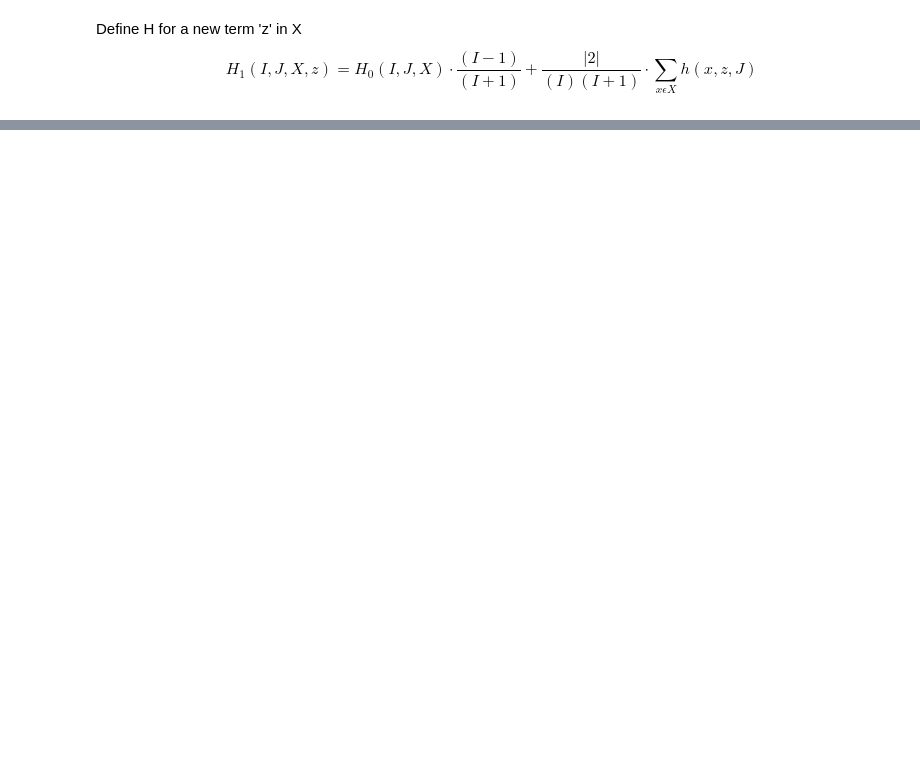
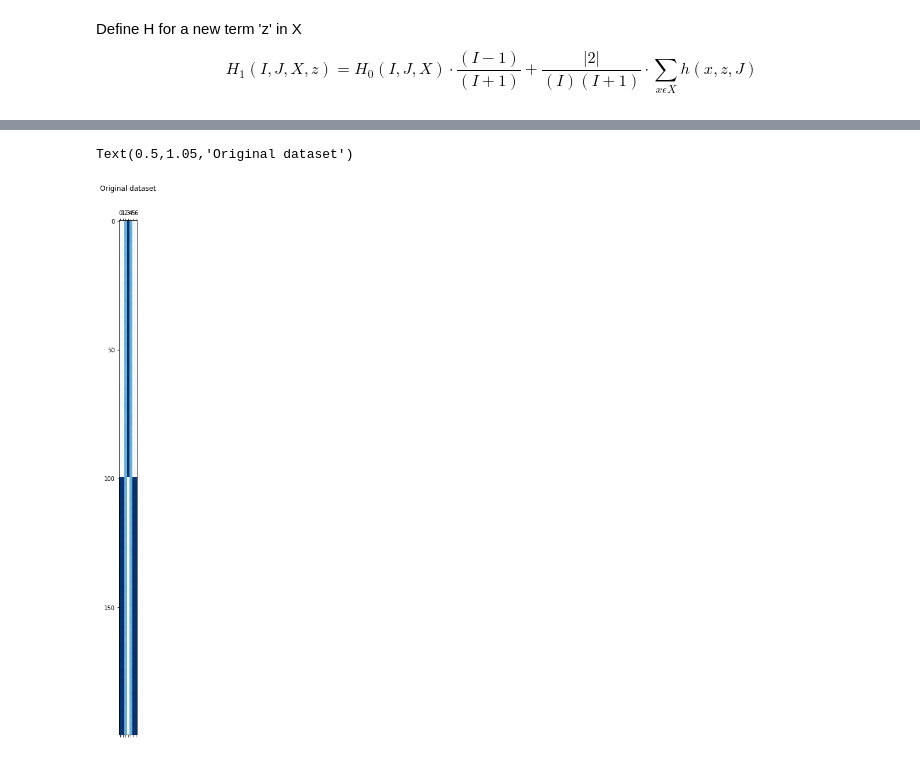
Before and after one commit to josechudev/GeneExpressionBiClustering, a Jupyter notebook: Notebooks/3.1 RAPOOC Test.ipynb, the cells around one changed output, grey strips where cells are left out. Saved outputs shown, nothing was run; the diff lists cells and outputs as text; code cells hidden in the pictures; blank space fills up the shorter version.

```diff
--- a/Notebooks/3.1 RAPOOC Test.ipynb
+++ b/Notebooks/3.1 RAPOOC Test.ipynb
@@ -363,0 +413,6 @@ print (f)
+# %%
+plt.matshow(data, cmap=plt.cm.Blues)
+plt.title("Original dataset")
+# %% [output]
+Text(0.5,1.05,'Original dataset')
+[figure, added]
```
Also changed, not shown: parts of 28 cells of this notebook, 1 other file.
